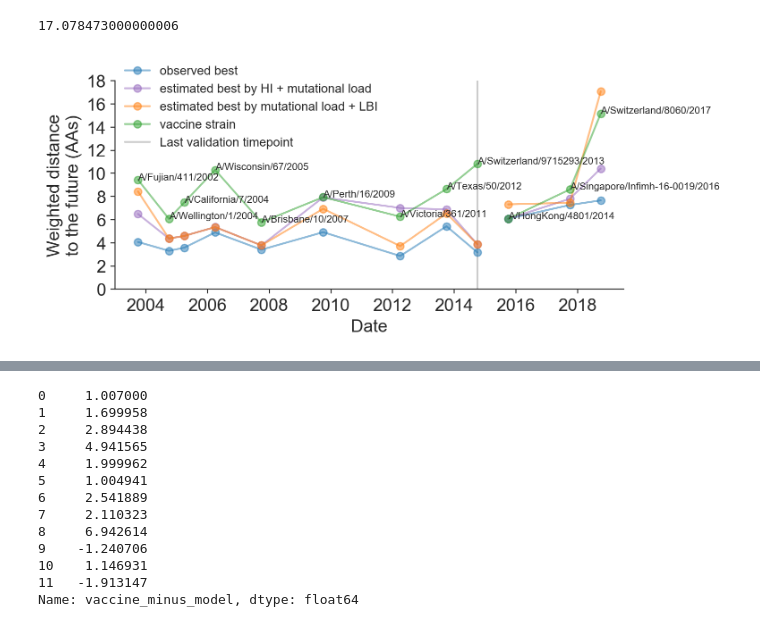
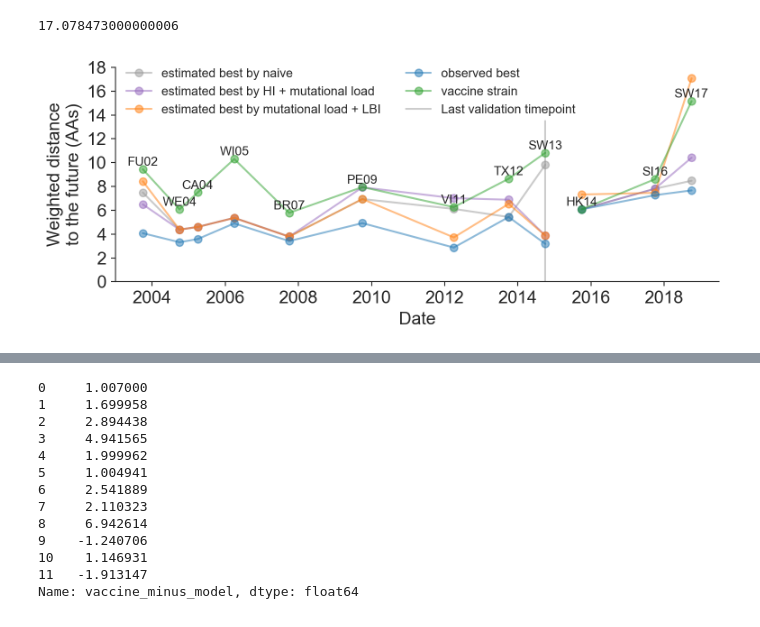
Before and after one commit to blab/flu-forecasting, a Jupyter notebook: logs/notebooks/vaccine-strain-comparison.ipynb, the cells around one changed output, grey strips where cells are left out. Cells and saved outputs as stored; diff of their text form; code cells hidden in the pictures.

```diff
--- a/logs/notebooks/vaccine-strain-comparison.ipynb
+++ b/logs/notebooks/vaccine-strain-comparison.ipynb
@@ -341,6 +415,7 @@ colors_by_strain_type = {
     "observed best": "#1f77b4",
     "estimated best by ne_star-lbi": "#ff7f0e",
     "estimated best by cTiter_x-ne_star": "#9467bd",
+    "estimated best by naive": "#999999",
 }
 # %% [markdown]
 Split data frames into validation and test periods.
@@ -354,6 +429,9 @@ estimated_closest_strains_by_cTiter_x_ne_star_for_validation = estimated_closest
 estimated_closest_strains_by_ne_star_lbi_for_validation = estimated_closest_strains_by_ne_star_lbi[
     estimated_closest_strains_by_ne_star_lbi["timepoint"] <= last_validation_timepoint
 ]
+estimated_closest_strains_by_naive_for_validation = estimated_closest_strains_by_naive[
+    estimated_closest_strains_by_naive["timepoint"] <= last_validation_timepoint
+]
 vaccine_forecasts_for_validation = vaccine_forecasts[
     vaccine_forecasts["timepoint"] <= last_validation_timepoint
 ]
@@ -367,6 +445,9 @@ estimated_closest_strains_by_cTiter_x_ne_star_for_test = estimated_closest_strai
 estimated_closest_strains_by_ne_star_lbi_for_test = estimated_closest_strains_by_ne_star_lbi[
     estimated_closest_strains_by_ne_star_lbi["timepoint"] > last_validation_timepoint
 ]
+estimated_closest_strains_by_naive_for_test = estimated_closest_strains_by_naive[
+    estimated_closest_strains_by_naive["timepoint"] > last_validation_timepoint
+]
 vaccine_forecasts_for_test = vaccine_forecasts[
     vaccine_forecasts["timepoint"] > last_validation_timepoint
 ]
@@ -375,6 +456,7 @@ max_distance_to_future = max(
     observed_closest_strains["distance_to_future"].max(),
     estimated_closest_strains_by_ne_star_lbi["distance_to_future"].max(),
     estimated_closest_strains_by_cTiter_x_ne_star["distance_to_future"].max(),
+    estimated_closest_strains_by_naive["distance_to_future"].max(),
     vaccine_forecasts["distance_to_future"].max()
 )
 # %%
@@ -391,12 +473,12 @@ strain_alpha=0.5
 
 # Plot validation results.
 ax.plot(
-    observed_closest_strains_for_validation["timepoint"],
-    observed_closest_strains_for_validation["distance_to_future"],
+    estimated_closest_strains_by_naive_for_validation["timepoint"],
+    estimated_closest_strains_by_naive_for_validation["distance_to_future"],
     "o-",
-    color=colors_by_strain_type["observed best"],
+    color=colors_by_strain_type["estimated best by naive"],
     alpha=strain_alpha,
-    label="observed best"
+    label="estimated best by naive"
 )
 
 ax.plot(
@@ -418,6 +500,15 @@ ax.plot(
 )
 
 ax.plot(
+    observed_closest_strains_for_validation["timepoint"],
+    observed_closest_strains_for_validation["distance_to_future"],
+    "o-",
+    color=colors_by_strain_type["observed best"],
+    alpha=strain_alpha,
+    label="observed best"
+)
+
+ax.plot(
     vaccine_forecasts_for_validation["timepoint"],
     vaccine_forecasts_for_validation["distance_to_future"],
     "o-",
@@ -428,10 +519,10 @@ ax.plot(
 
 # Plot test results.
 ax.plot(
-    observed_closest_strains_for_test["timepoint"],
-    observed_closest_strains_for_test["distance_to_future"],
+    estimated_closest_strains_by_naive_for_test["timepoint"],
+    estimated_closest_strains_by_naive_for_test["distance_to_future"],
     "o-",
-    color=colors_by_strain_type["observed best"],
+    color=colors_by_strain_type["estimated best by naive"],
     alpha=strain_alpha
 )
 
@@ -452,6 +543,14 @@ ax.plot(
 )
 
 ax.plot(
+    observed_closest_strains_for_test["timepoint"],
+    observed_closest_strains_for_test["distance_to_future"],
+    "o-",
+    color=colors_by_strain_type["observed best"],
+    alpha=strain_alpha
+)
+
+ax.plot(
     vaccine_forecasts_for_test["timepoint"],
     vaccine_forecasts_for_test["distance_to_future"],
     "o-",
@@ -459,36 +558,39 @@ ax.plot(
     alpha=strain_alpha
 )
 
 for index, record in vaccine_forecasts.iterrows():
     ax.text(
         record["timepoint"],
-        record["distance_to_future"],
-        record["strain"],
-        fontsize=8
+        record["distance_to_future"] + 0.3,
+        record["abbreviation"],
+        fontsize=10,
+        horizontalalignment="center"
     )
 
 ax.axvline(
     last_validation_timepoint,
+    ymax=0.75,
     zorder=-10,
     alpha=0.2,
     color="#000000",
     linestyle="-",
     label="Last validation timepoint"
 )
 
 ax.legend(
-    loc=(0.01, 0.65),
+    loc=(0.01, 0.75),
     frameon=False,
-    fontsize=10
+    fontsize=10,
+    ncol=2
 )
 
 ax.set_yticks(distance_ticks)
 
 ax.set_xlabel("Date")
 ax.set_ylabel("Weighted distance\nto the future (AAs)")
 ax.set_ylim(bottom=0)
 
 plt.tight_layout()
 plt.savefig(output_figure, bbox_inches="tight")
 # %% [output]
-[figure, old version]
+[figure, new version]
```
Also changed, not shown: parts of 30 cells of this notebook, 6 other files.
